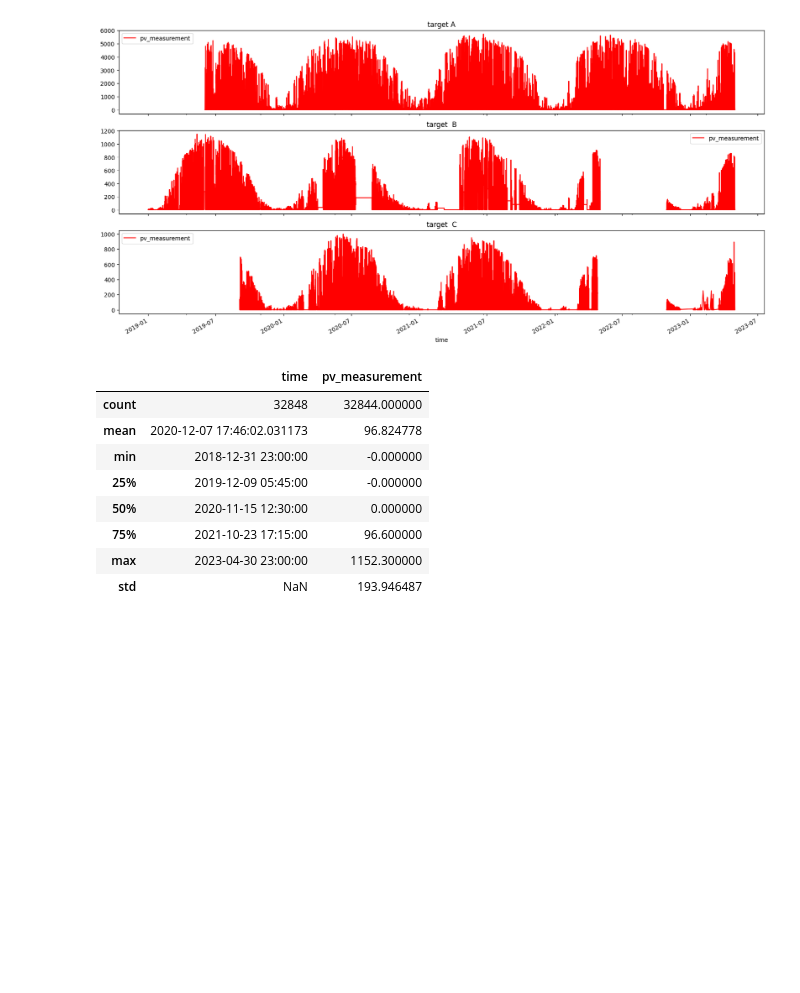
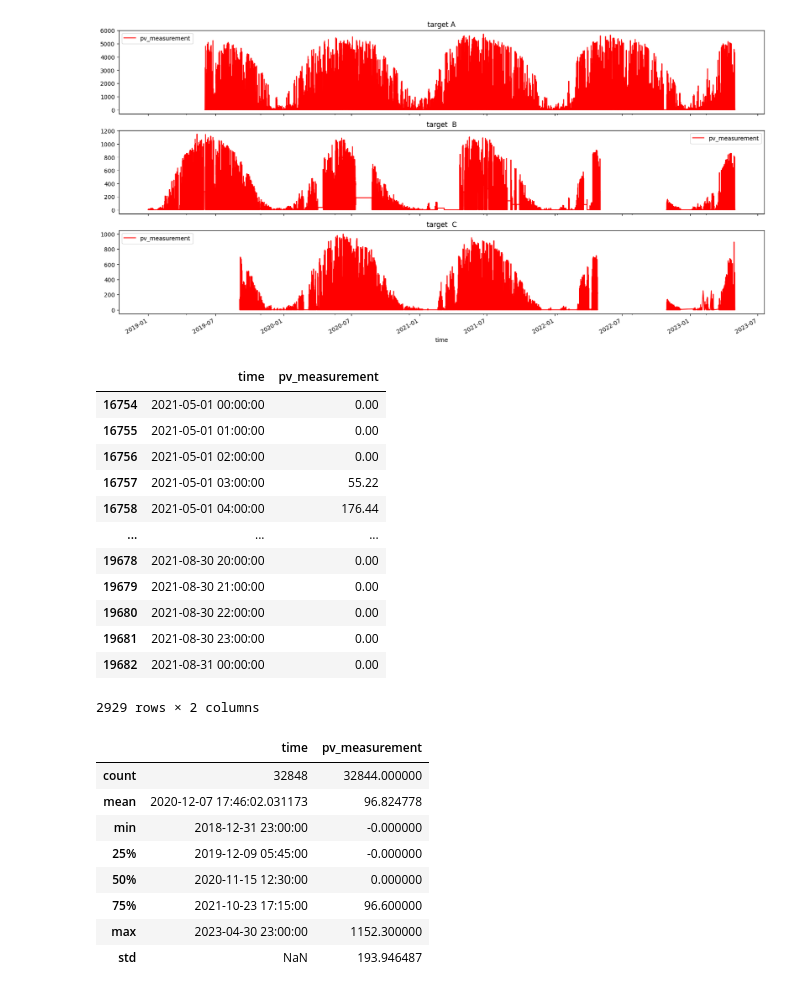
Before and after one commit to mikaelste/TDT4173-project, a Jupyter notebook: mikael/manual/data_exploration.ipynb, the cells around one changed output. Drawn from its saved outputs; the diff is of its cells as text; code cells hidden in the pictures; blank space fills up the shorter version.

```diff
--- a/mikael/data_exploration.ipynb
+++ b/mikael/manual/data_exploration.ipynb
@@ -128,6 +128,31 @@ train_c[['time', feature_name]].set_index('time').plot(ax=axs[2], title='target
 # %% [output]
 <Axes: title={'center': 'target  C'}, xlabel='time'>
 [figure]
+# %%
+tuning_start_date = '2021-05-01'
+tuning_end_date = '2021-08-31'
+tuning_condition = (train_a['time'] >= tuning_start_date) & (train_a['time'] <= tuning_end_date)
+
+tune_data = train_a.loc[tuning_condition]
+frame_without_tuning_data = train_a.loc[~tuning_condition]
+
+tune_data = tune_data.loc[tune_data["pv_measurement"].notna()]
+frame_without_tuning_data = frame_without_tuning_data.loc[frame_without_tuning_data["pv_measurement"].notna()]
+tune_data
+# %% [output]
+|  | time | pv_measurement |
+| 16754 | 2021-05-01 00:00:00 | 0.00 |
+| 16755 | 2021-05-01 01:00:00 | 0.00 |
+| 16756 | 2021-05-01 02:00:00 | 0.00 |
+| 16757 | 2021-05-01 03:00:00 | 55.22 |
+| 16758 | 2021-05-01 04:00:00 | 176.44 |
+| ... | ... | ... |
+| 19678 | 2021-08-30 20:00:00 | 0.00 |
+| 19679 | 2021-08-30 21:00:00 | 0.00 |
+| 19680 | 2021-08-30 22:00:00 | 0.00 |
+| 19681 | 2021-08-30 23:00:00 | 0.00 |
+| 19682 | 2021-08-31 00:00:00 | 0.00 |
+2929 rows × 2 columns
 # %%
 train_b.describe()
 # %% [output]
```
Also changed, not shown: parts of 1 cell of this notebook, 9 other files.
